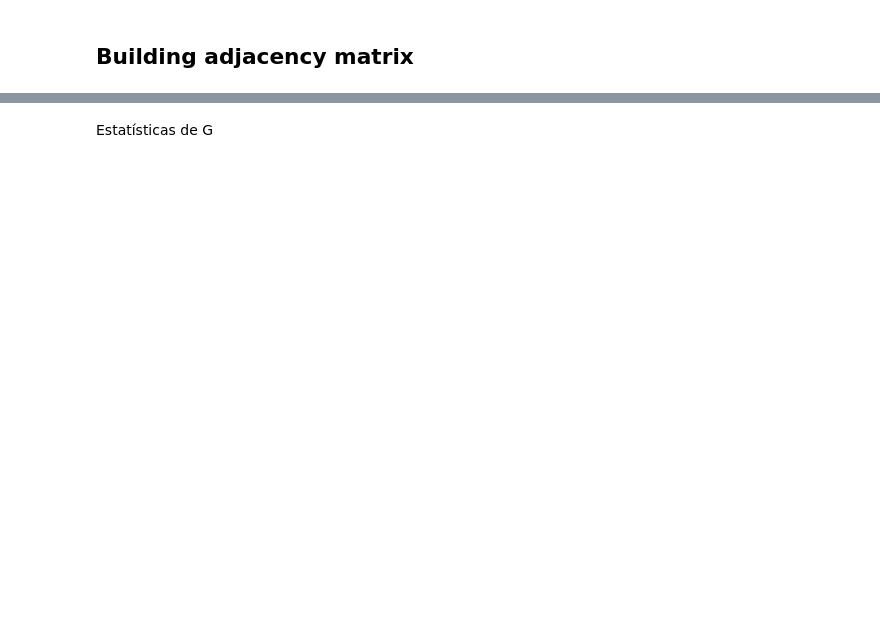
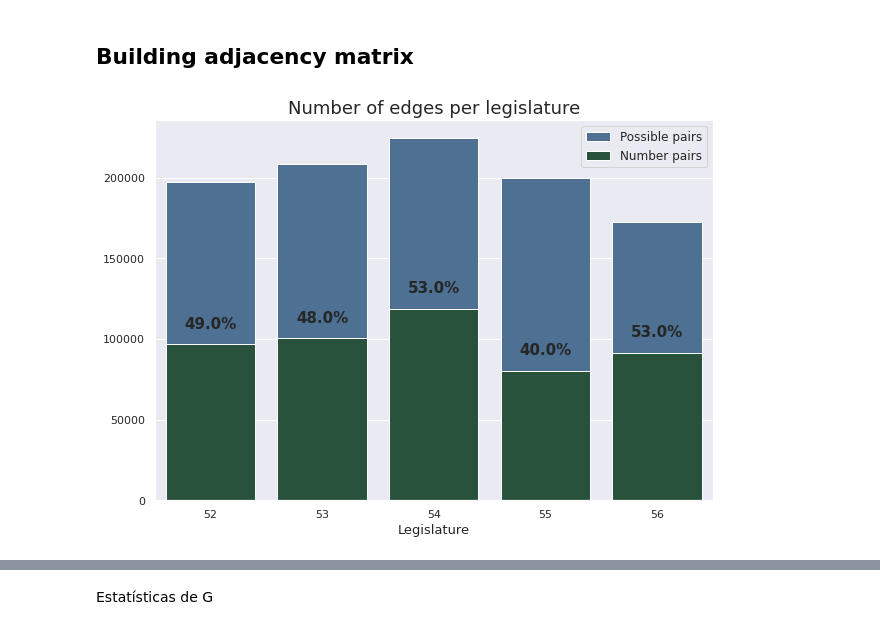
Before and after one commit to lucasmoschen/project-network-science, a Jupyter notebook: notebooks/network_construction.ipynb, the cells around one changed output, grey strips where cells are left out. Saved outputs shown, nothing was run; the diff lists cells and outputs as text; code cells hidden in the pictures; blank space fills up the shorter version.

```diff
--- a/notebooks/network_construction.ipynb
+++ b/notebooks/network_construction.ipynb
@@ -65,0 +111,33 @@ incidence_matrix = incidence_matrix.replace({278: 0, 17: 0, 255: 0, 0.1: 0}).fil
+# %%
+fig, ax = plt.subplots(figsize=(10,7))
+
+possible_pairs = deputies.idLegislatura.value_counts().sort_index()*(deputies.idLegislatura.value_counts().sort_index()-1)/2
+
+sns.barplot(x = [i[0] for i in number_edges],
+            y = possible_pairs,
+            color = "#41709f", ax = ax,
+            label='Possible pairs')
+
+sns.barplot(x = [i[0] for i in number_edges],
+            y = [i[1] for i in number_edges],
+            color = "#21593b", ax = ax,
+            label='Number pairs')
+
+for index, value in number_edges:
+    ax.text(index-52, value+10000,
+            str(100*round(value/possible_pairs.loc[index],2))+"%",
+            fontsize=15, ha='center', weight='bold')
+
+
+ax.set_xlabel('Legislature', fontsize=13)
+ax.set_ylabel('')
+ax.set_title('Number of edges per legislature', fontsize = 18)
+
+ax.legend(fontsize=12)
+
+#ax.set_ylim((0,150000))
+
+plt.savefig('../images/edges_legislature.png', bbox_inches='tight', dpi=600)
+plt.show()
+# %% [output]
+[figure, added]
```
Also changed, not shown: parts of 10 cells of this notebook.
